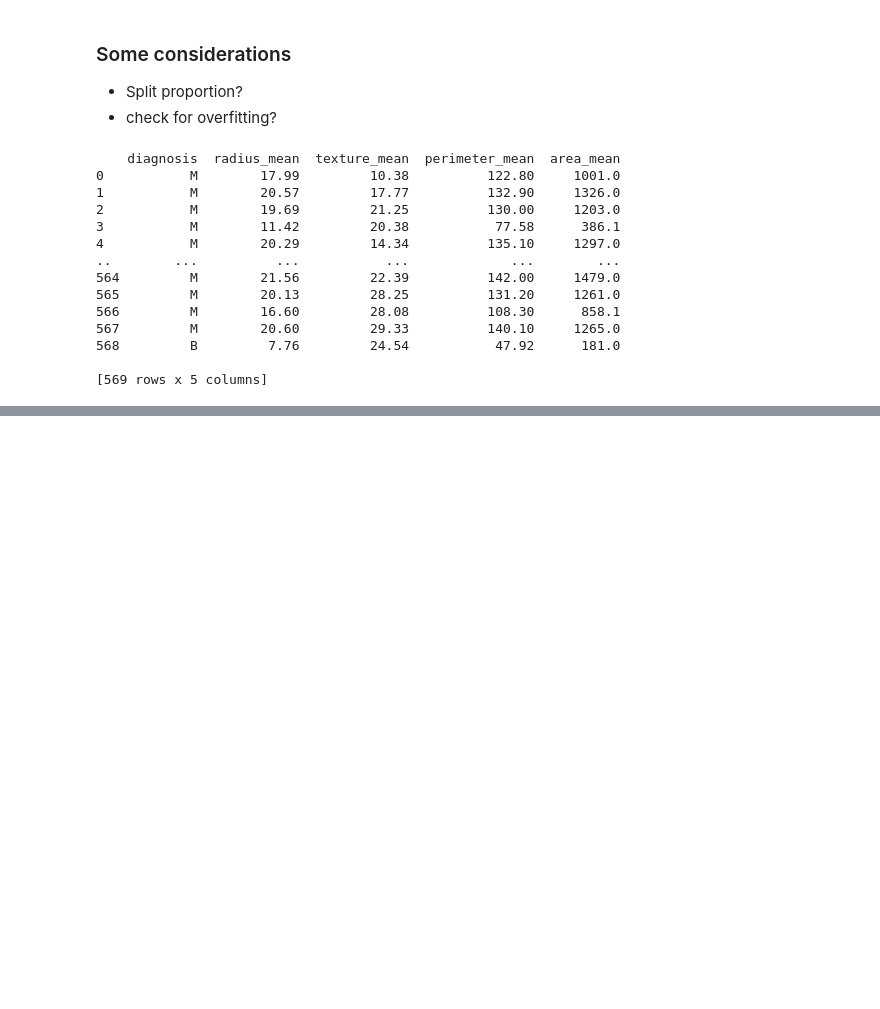
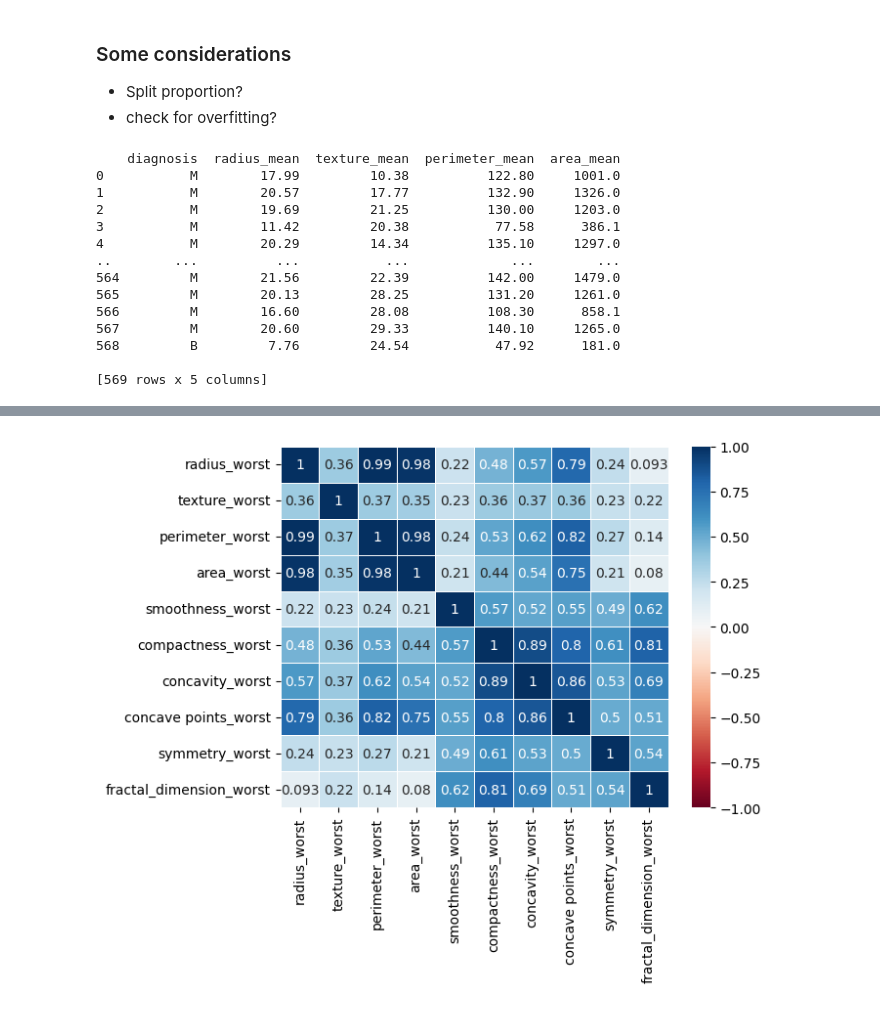
Before and after one commit to nathan-dcruz/ECS171-G32, a Jupyter notebook: G32-Logistic-Regression.ipynb, the cells around one changed output, grey strips where cells are left out. Saved outputs shown, nothing was run; the diff lists cells and outputs as text; code cells hidden in the pictures; blank space fills up the shorter version.

```diff
--- a/G32-Logistic-Regression.ipynb
+++ b/G32-Logistic-Regression.ipynb
@@ -60 +75,7 @@ plt.show()
+# %%
+correlation = dataset.iloc[:,22:32].copy().corr()
+sns.heatmap(correlation, annot=True, vmin=-1, vmax=1, cmap="RdBu", lw=0.6, annot_kws={'fontsize': 10})
+plt.savefig("worst.png")
+# %% [output]
+[figure, added]
 # %%
```
Also changed, not shown: parts of 6 cells of this notebook, 7 other files.
